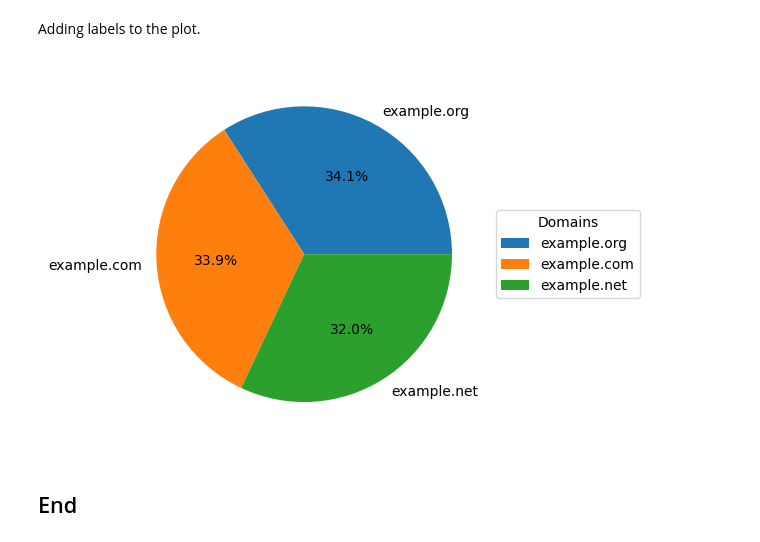
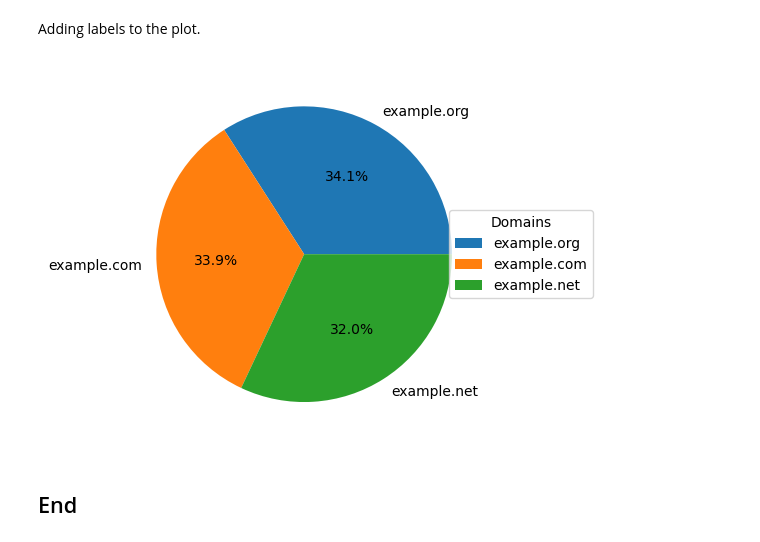
Before and after one commit to PCM11/PFDA---Assignments, a Jupyter notebook: assignment03-pie.ipynb, the cells around one changed output. Drawn from its saved outputs; the diff is of its cells as text; code cells hidden in the pictures.

```diff
--- a/assignment03-pie.ipynb
+++ b/assignment03-pie.ipynb
@@ -70,11 +72,12 @@ Adding labels to the plot.
 # %%
 #Add labels
 
 patches, texts, autotexts = plt.pie(data['Total'], labels=data['Domain'], autopct='%1.1f%%')
-plt.legend(patches, data['Domain'], title="Domains", loc="center left",  bbox_to_anchor=(1, 0, 0.5, 1 ))
+plt.legend(patches, data['Domain'], title="Domains", loc="center right", bbox_to_anchor=(1, 0, 0.3, 1))
 
-plt.show()
+plt.savefig('img/domains')
+bbox_to_anchor=(1, 0, 0.5, 1 )
 # %% [output]
-[figure, old version]
+[figure, new version]
 # %% [markdown]
 ## End
```
Also changed, not shown: parts of 1 cell of this notebook, 14 other files.
